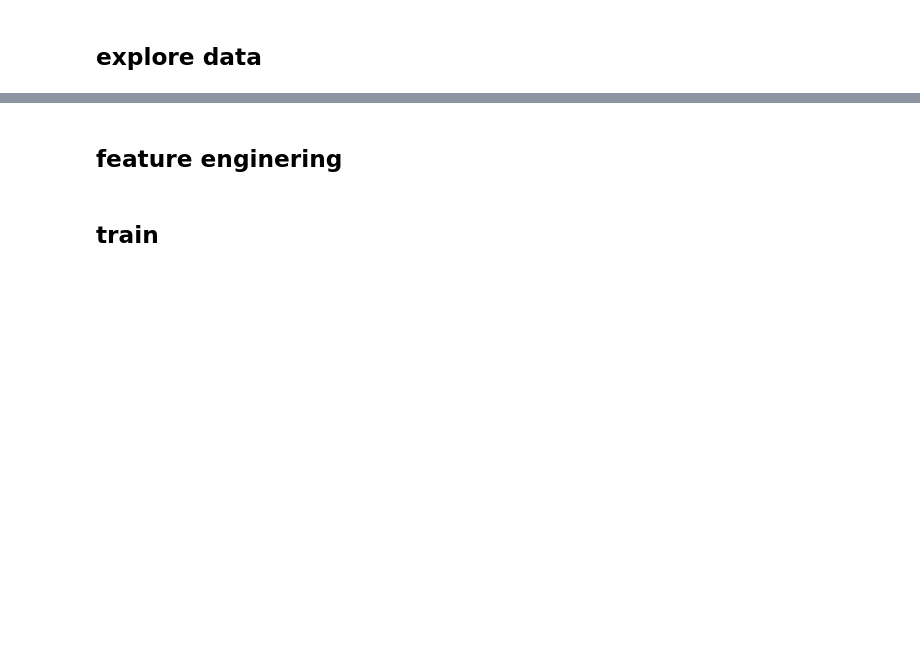
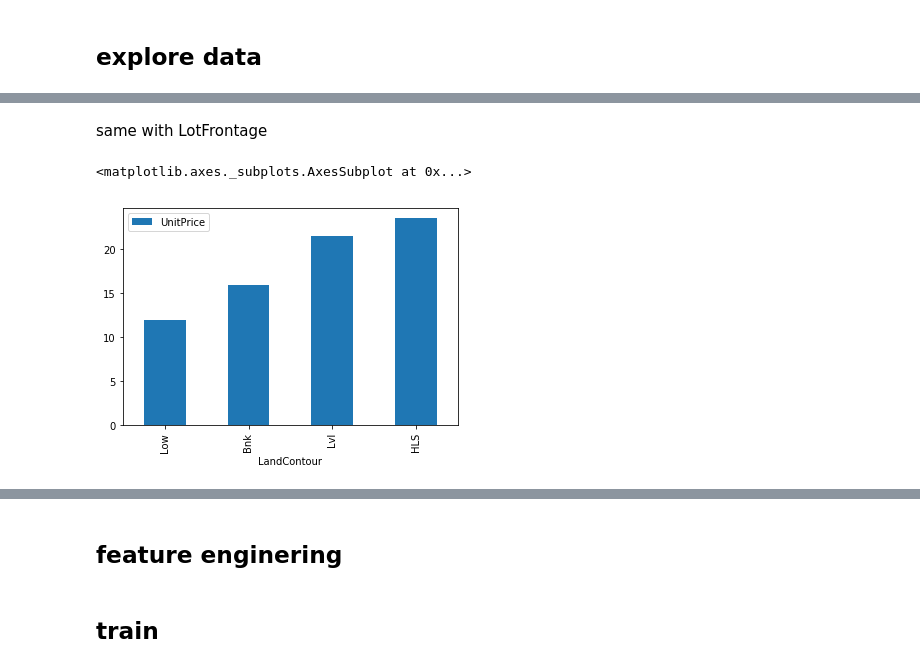
Before and after one commit to acoder1983/kaggle, a Jupyter notebook: house-price/house-price.ipynb, the cells around one changed output, grey strips where cells are left out. Saved outputs shown, nothing was run; the diff lists cells and outputs as text; code cells hidden in the pictures; blank space fills up the shorter version.

```diff
--- a/house-price/house-price.ipynb
+++ b/house-price/house-price.ipynb
@@ -33,0 +116,8 @@ heavy_missing_cols
+# %% [markdown]
+same with LotFrontage
+# %%
+df=house_train.groupby('LandContour').mean()[['UnitPrice']]
+df.sort_values('UnitPrice').plot(kind='bar')
+# %% [output]
+<matplotlib.axes._subplots.AxesSubplot at 0x...>
+[figure, added]
```
Also changed, not shown: parts of 25 cells of this notebook.
